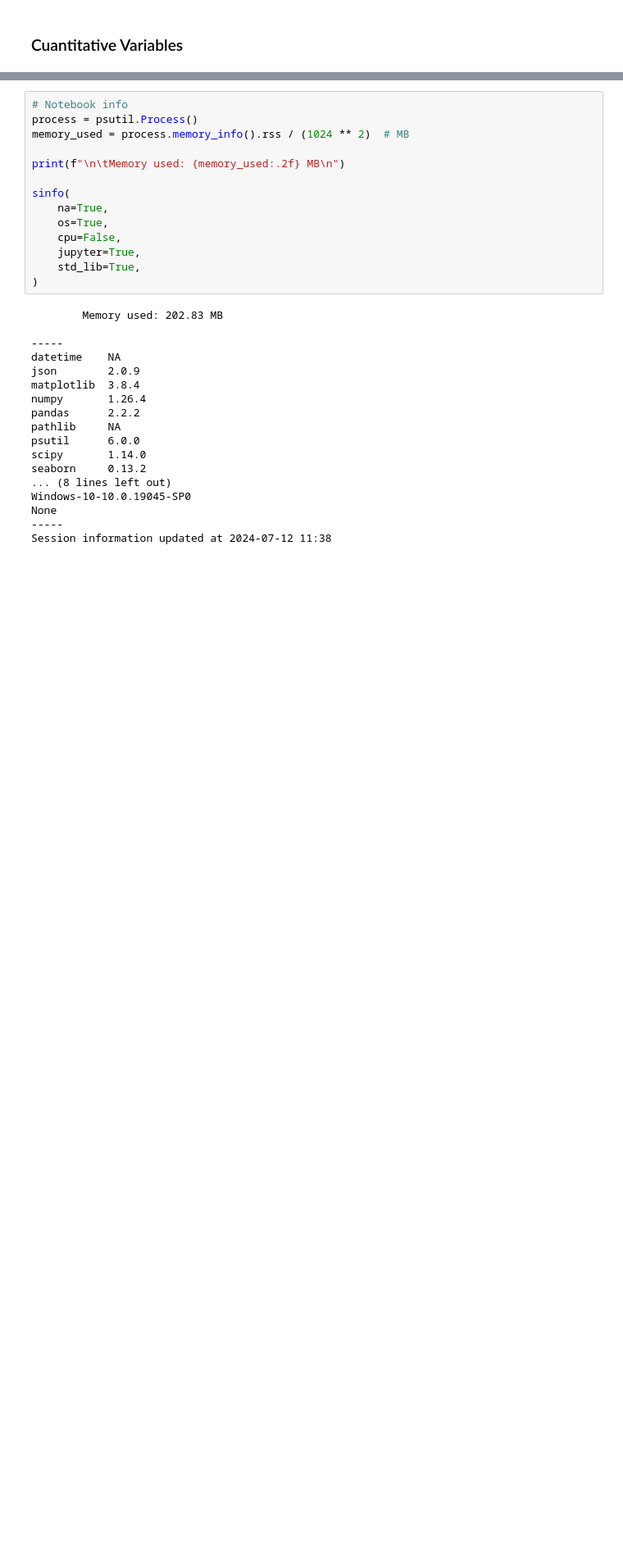
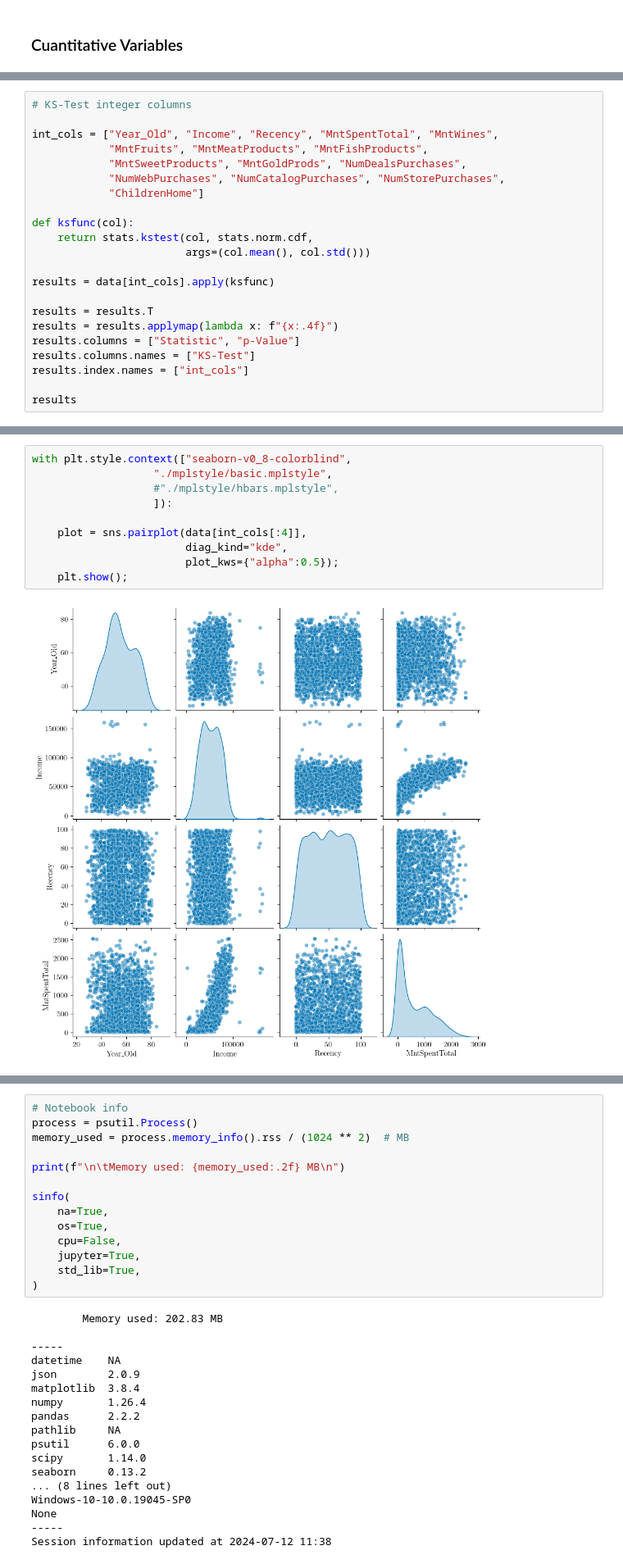
Before and after one commit to almanzanas/ifoodDataAnalystTest, a Jupyter notebook: notebooks/02_descriptive.ipynb, the cells around one changed output, grey strips where cells are left out. Shown at 82% size. Saved outputs shown, nothing was run; the diff lists cells and outputs as text; blank space fills up the shorter version.

```diff
--- a/notebooks/02_descriptive.ipynb
+++ b/notebooks/02_descriptive.ipynb
@@ -419,0 +403,22 @@ RangeIndex(start=0, stop=0, step=1)
+# %%
+# KS-Test integer columns
+
+int_cols = ["Year_Old", "Income", "Recency", "MntSpentTotal", "MntWines",
+            "MntFruits", "MntMeatProducts", "MntFishProducts",
+            "MntSweetProducts", "MntGoldProds", "NumDealsPurchases",
+            "NumWebPurchases", "NumCatalogPurchases", "NumStorePurchases",
+            "ChildrenHome"]
+
+def ksfunc(col):
+    return stats.kstest(col, stats.norm.cdf,
+                        args=(col.mean(), col.std()))
+
+results = data[int_cols].apply(ksfunc)
+
+results = results.T
+results = results.applymap(lambda x: f"{x:.4f}")
+results.columns = ["Statistic", "p-Value"]
+results.columns.names = ["KS-Test"]
+results.index.names = ["int_cols"]
+
+results
@@ -419,0 +503,12 @@ RangeIndex(start=0, stop=0, step=1)
+# %%
+with plt.style.context(["seaborn-v0_8-colorblind",
+                   "./mplstyle/basic.mplstyle",
+                   #"./mplstyle/hbars.mplstyle",
+                   ]):
+
+    plot = sns.pairplot(data[int_cols[:4]],
+                        diag_kind="kde",
+                        plot_kws={"alpha":0.5});
+    plt.show();
+# %% [output]
+[figure, added]
```
Also changed, not shown: parts of 19 cells of this notebook, 3 other files.
